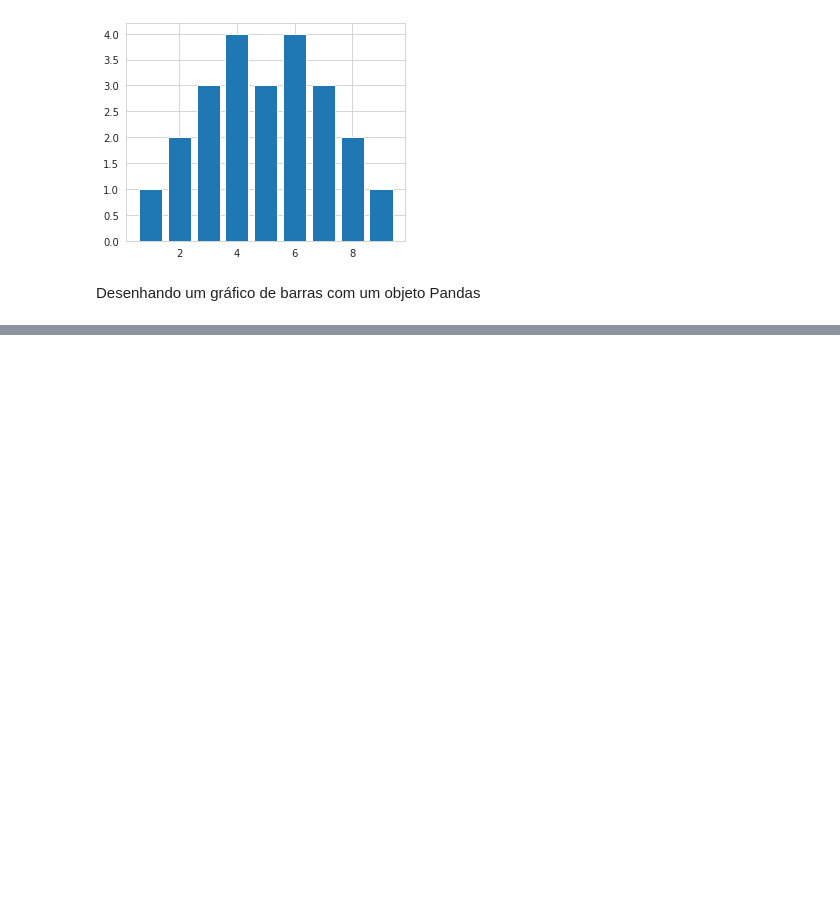
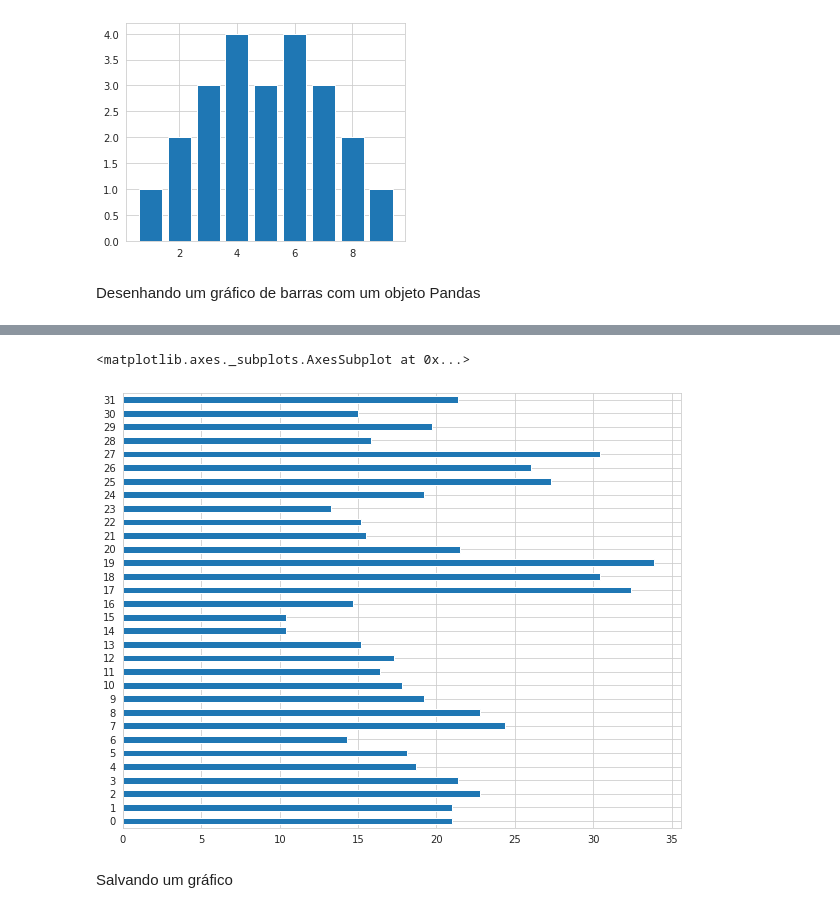
Before and after one commit to joaocbjr/Learn_DataScience, a Jupyter notebook: Cap2_Visualização_de_dados.ipynb, the cells around one changed output, grey strips where cells are left out. Cells and saved outputs as stored; diff of their text form; code cells hidden in the pictures; blank space fills up the shorter version.

```diff
--- a/Cap2_Visualização_de_dados.ipynb
+++ b/Cap2_Visualização_de_dados.ipynb
@@ -77,0 +78,7 @@ mpg.plot(kind='bar')
+# %%
+mpg.plot(kind='barh')
+# %% [output]
+<matplotlib.axes._subplots.AxesSubplot at 0x...>
+[figure, added]
+# %% [markdown]
+Salvando um gráfico
```
Also changed, not shown: parts of 15 cells of this notebook.
